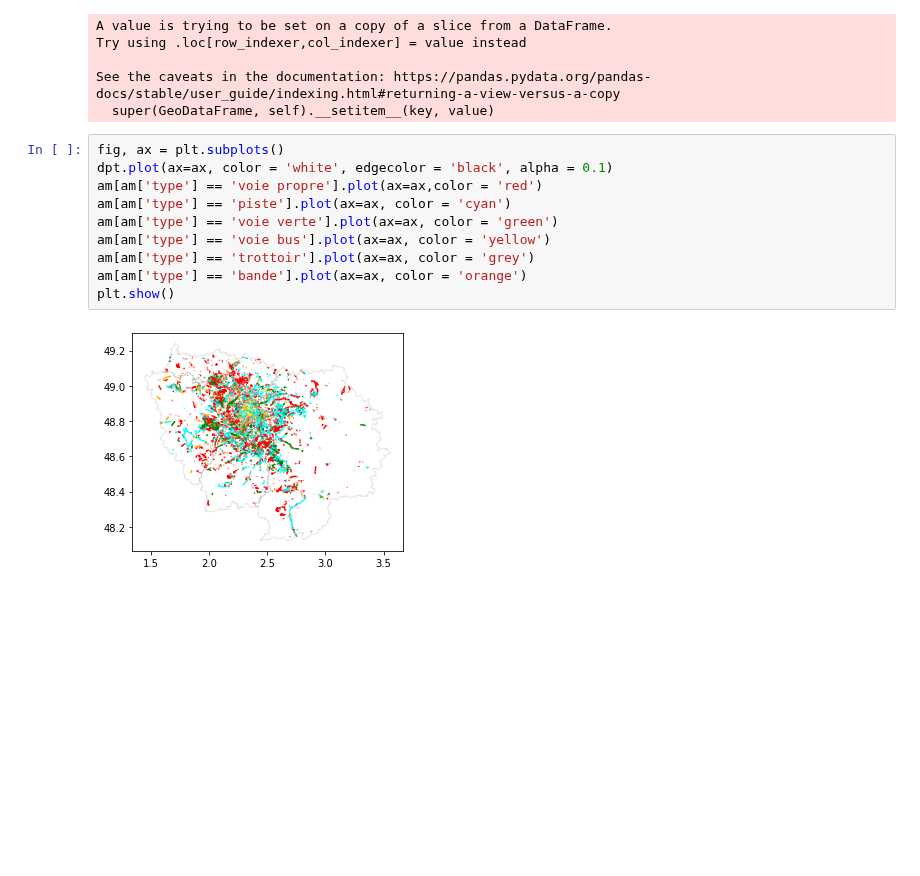
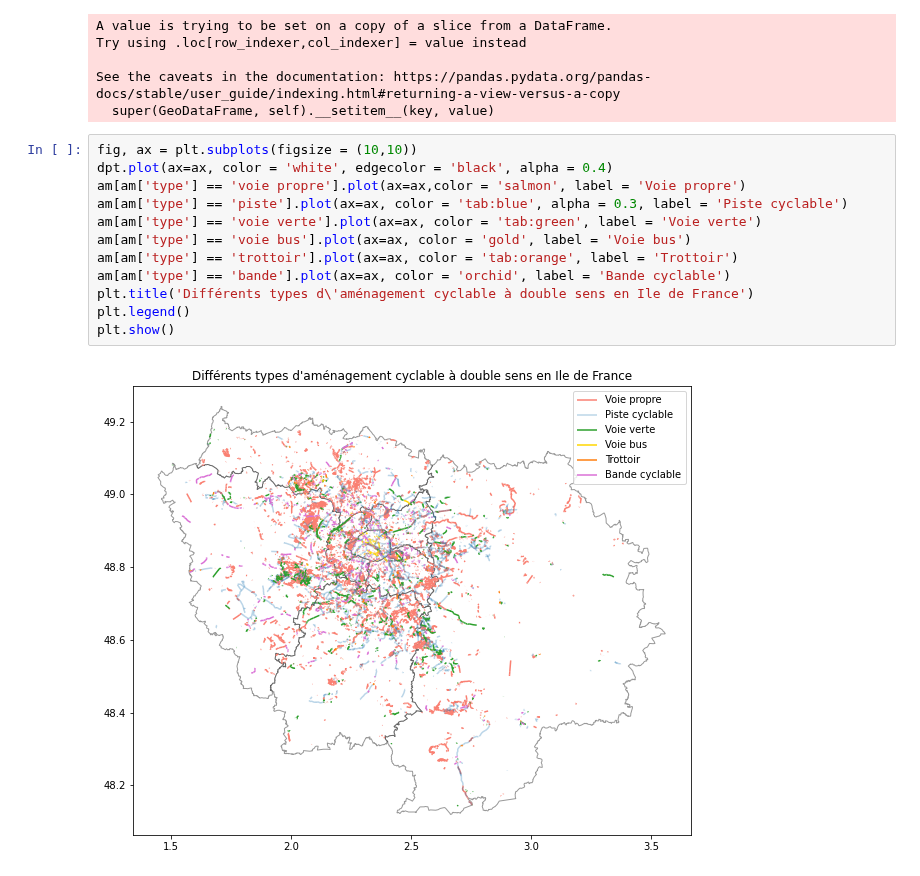
Before and after one commit to ImaneFa/Projet_Python, a Jupyter notebook: Visualisation_pistes.ipynb, the cells around one changed output. Drawn from its saved outputs; the diff is of its cells as text; blank space fills up the shorter version.

Commit message:
amélioration carte pistes à double sens

```diff
--- a/Visualisation_pistes.ipynb
+++ b/Visualisation_pistes.ipynb
@@ -76,14 +31,16 @@ Try using .loc[row_indexer,col_indexer] = value instead
 See the caveats in the documentation: https://pandas.pydata.org/pandas-docs/stable/user_guide/indexing.html#returning-a-view-versus-a-copy
   super(GeoDataFrame, self).__setitem__(key, value)
 # %%
-fig, ax = plt.subplots()
-dpt.plot(ax=ax, color = 'white', edgecolor = 'black', alpha = 0.1)
-am[am['type'] == 'voie propre'].plot(ax=ax,color = 'red')
-am[am['type'] == 'piste'].plot(ax=ax, color = 'cyan')
-am[am['type'] == 'voie verte'].plot(ax=ax, color = 'green')
-am[am['type'] == 'voie bus'].plot(ax=ax, color = 'yellow')
-am[am['type'] == 'trottoir'].plot(ax=ax, color = 'grey')
-am[am['type'] == 'bande'].plot(ax=ax, color = 'orange')
+fig, ax = plt.subplots(figsize = (10,10))
+dpt.plot(ax=ax, color = 'white', edgecolor = 'black', alpha = 0.4)
+am[am['type'] == 'voie propre'].plot(ax=ax,color = 'salmon', label = 'Voie propre')
+am[am['type'] == 'piste'].plot(ax=ax, color = 'tab:blue', alpha = 0.3, label = 'Piste cyclable')
+am[am['type'] == 'voie verte'].plot(ax=ax, color = 'tab:green', label = 'Voie verte')
+am[am['type'] == 'voie bus'].plot(ax=ax, color = 'gold', label = 'Voie bus')
+am[am['type'] == 'trottoir'].plot(ax=ax, color = 'tab:orange', label = 'Trottoir')
+am[am['type'] == 'bande'].plot(ax=ax, color = 'orchid', label = 'Bande cyclable')
+plt.title('Différents types d\'aménagement cyclable à double sens en Ile de France')
+plt.legend()
 plt.show()
 # %% [output]
-[figure, old version]
+[figure, new version]
```
Also changed, not shown: parts of 5 cells of this notebook.
